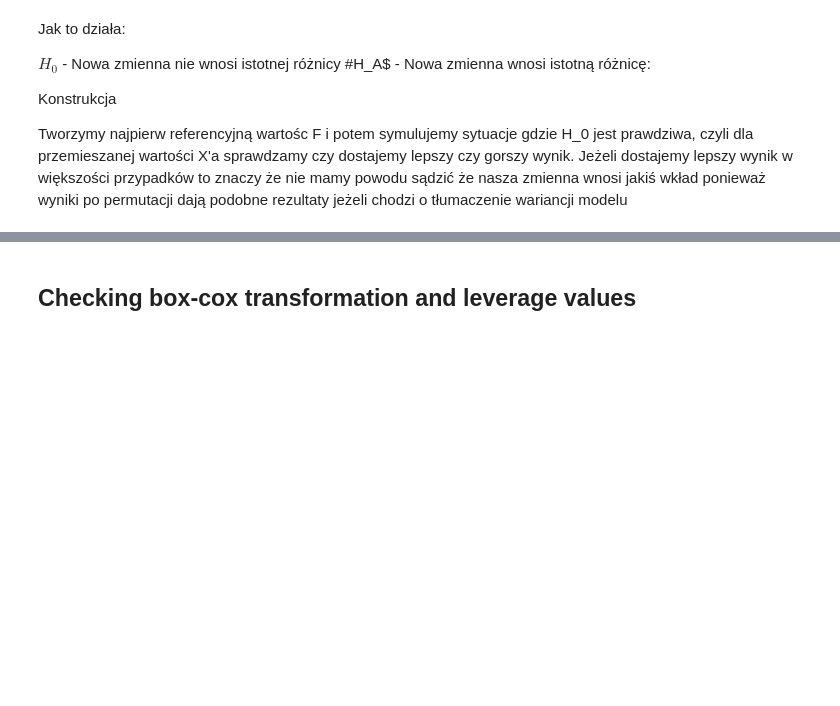
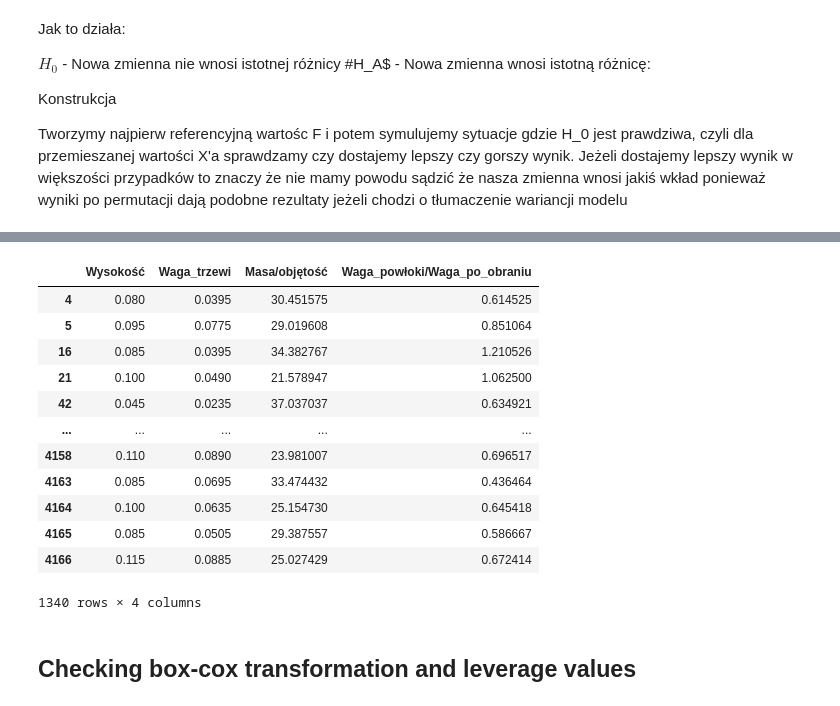
Before and after one commit to maxi7524/econometry_project_abalone, a Jupyter notebook: projekt_python.ipynb, the cells around one changed output, grey strips where cells are left out. Cells and saved outputs as stored; diff of their text form; code cells hidden in the pictures; blank space fills up the shorter version.

```diff
--- a/projekt_python.ipynb
+++ b/projekt_python.ipynb
@@ -593,3 +594,19 @@ File sex_i/vifs_after_F_test.csv already exists - skipping
+# %%
+X_final
+# %% [output]
+|  | Wysokość | Waga_trzewi | Masa/objętość | Waga_powłoki/Waga_po_obraniu |
+| 4 | 0.080 | 0.0395 | 30.451575 | 0.614525 |
+| 5 | 0.095 | 0.0775 | 29.019608 | 0.851064 |
+| 16 | 0.085 | 0.0395 | 34.382767 | 1.210526 |
+| 21 | 0.100 | 0.0490 | 21.578947 | 1.062500 |
+| 42 | 0.045 | 0.0235 | 37.037037 | 0.634921 |
+| ... | ... | ... | ... | ... |
+| 4158 | 0.110 | 0.0890 | 23.981007 | 0.696517 |
+| 4163 | 0.085 | 0.0695 | 33.474432 | 0.436464 |
+| 4164 | 0.100 | 0.0635 | 25.154730 | 0.645418 |
+| 4165 | 0.085 | 0.0505 | 29.387557 | 0.586667 |
+| 4166 | 0.115 | 0.0885 | 25.027429 | 0.672414 |
+1340 rows × 4 columns
 # %% [markdown]
 ## Checking box-cox transformation and leverage values
 # %%
```
Also changed, not shown: parts of 3 cells of this notebook, 2 other files.
